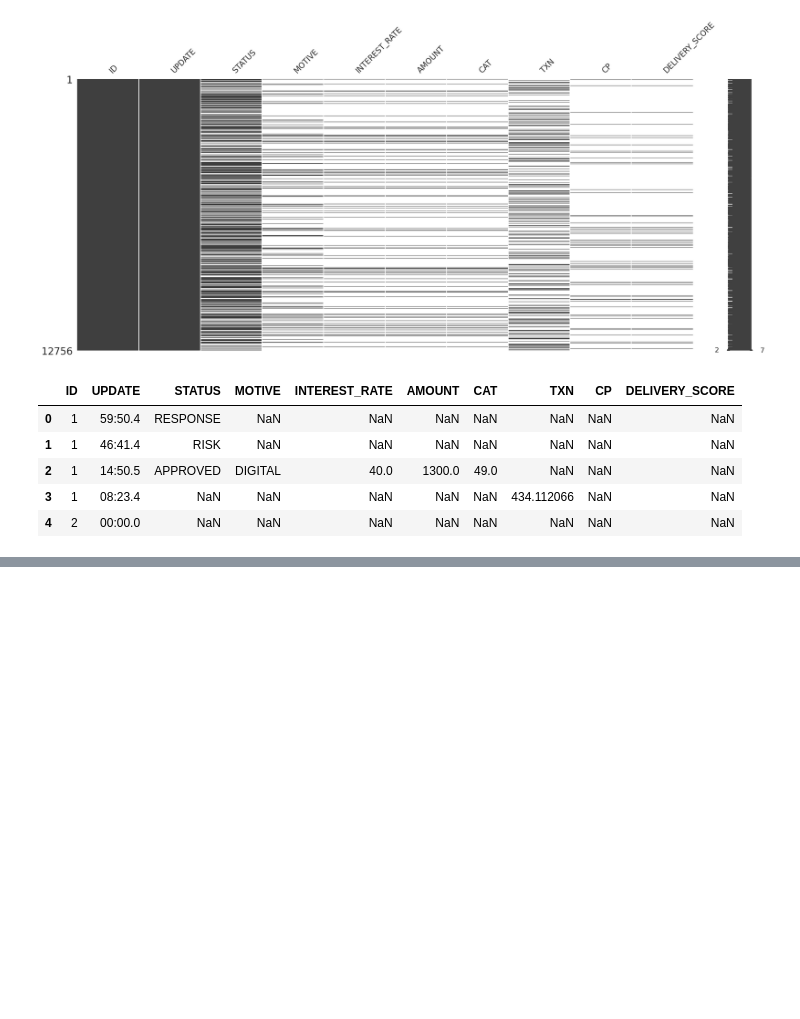
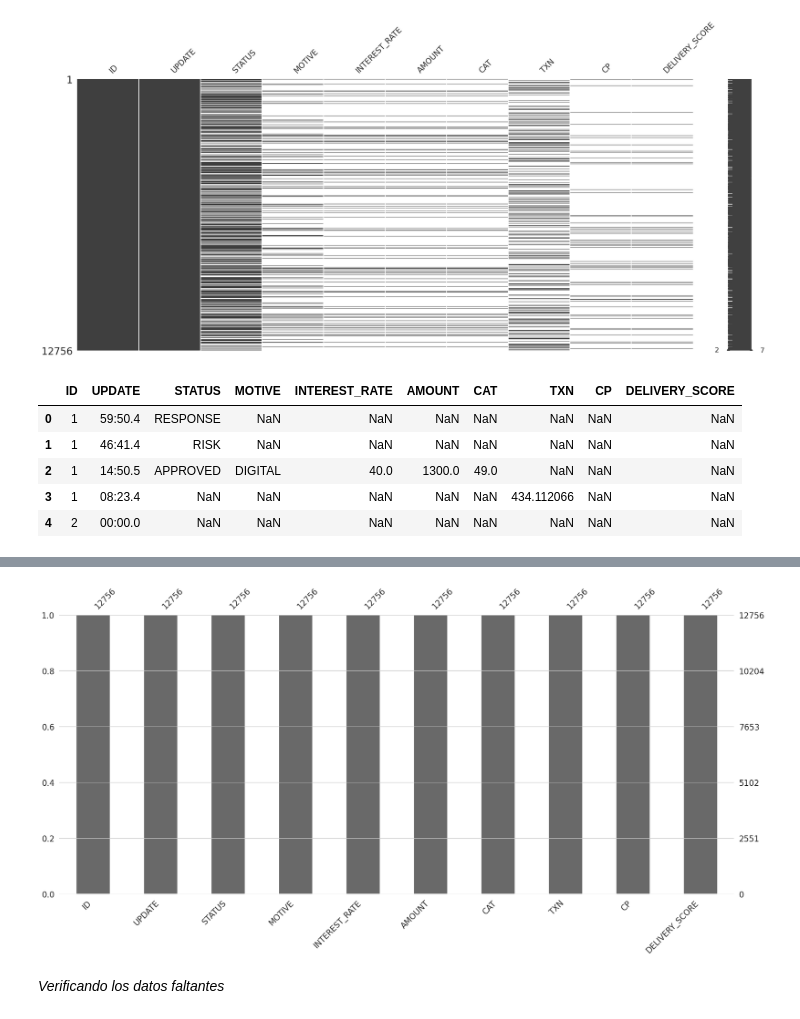
Before and after one commit to AstinSeverino/BI_analyst, a Jupyter notebook: BI_analyst/notebooks/main.ipynb, the cells around one changed output, grey strips where cells are left out. Saved outputs shown, nothing was run; the diff lists cells and outputs as text; code cells hidden in the pictures; blank space fills up the shorter version.

Commit message:
Proceso de ETL listo, Datos limpios

```diff
--- a/BI_analyst/notebooks/main.ipynb
+++ b/BI_analyst/notebooks/main.ipynb
@@ -186,0 +217,6 @@ df.head()
+# %%
+missingno.bar(df=df);
+# %% [output]
+[figure, added]
+# %% [markdown]
+*Verificando los datos faltantes*
```
Also changed, not shown: parts of 15 cells of this notebook.
